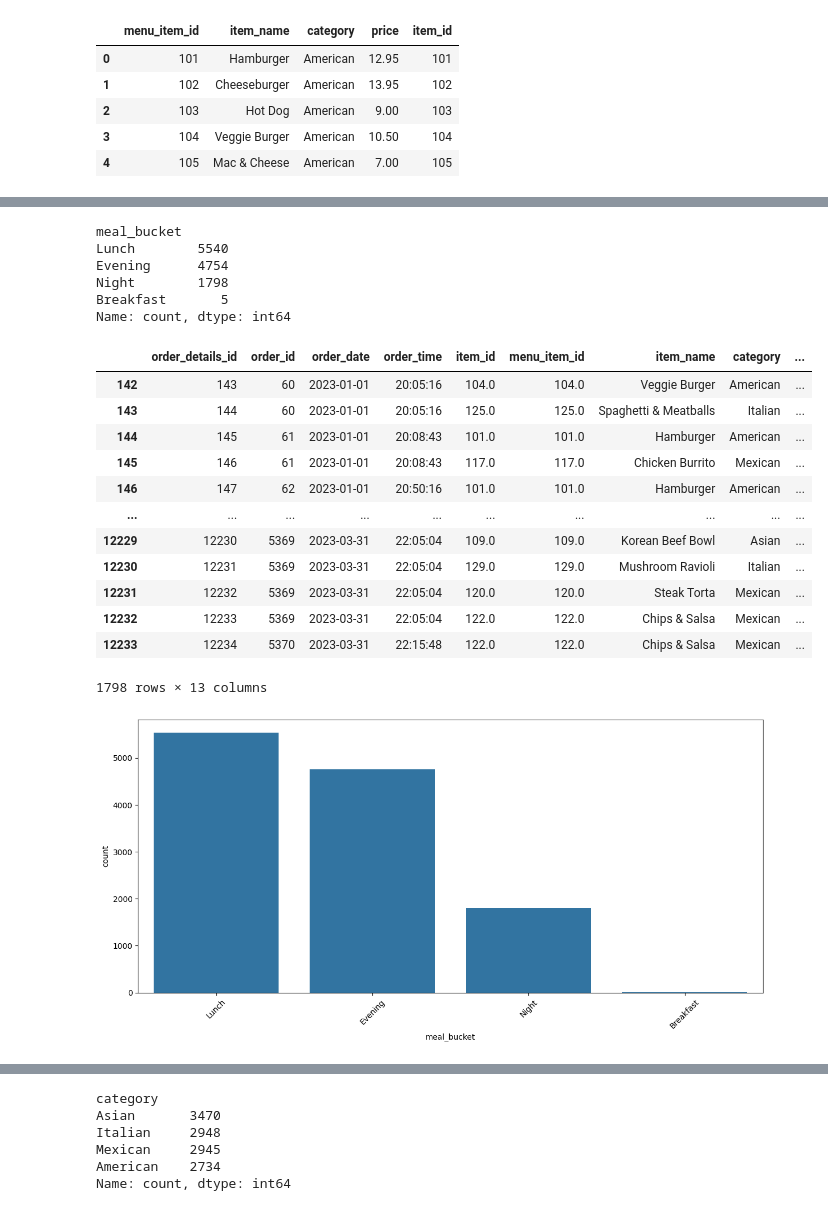
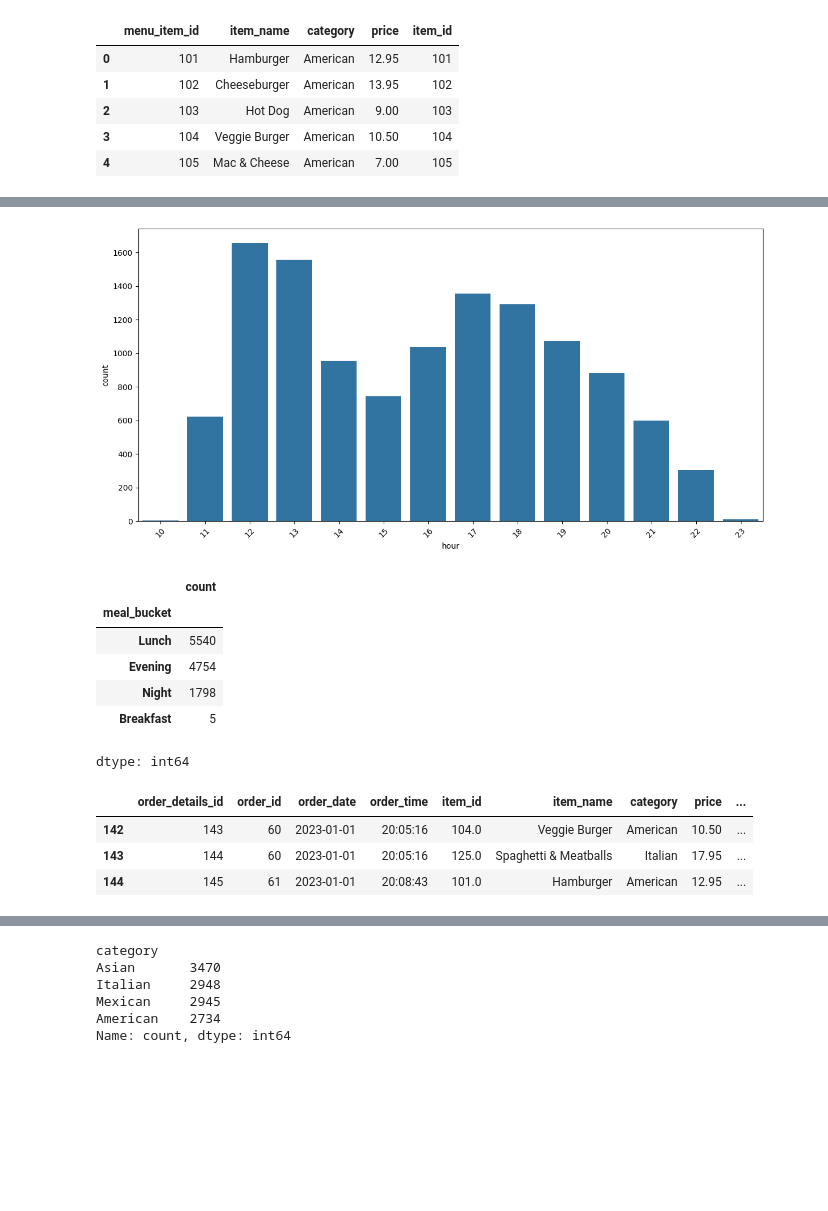
Before and after one commit to YaniaNada/Cafeteria_Analysis_OptiMeal_Project, a Jupyter notebook: exploratory_analysis.ipynb, the cells around one changed output, grey strips where cells are left out. Saved outputs shown, nothing was run; the diff lists cells and outputs as text; code cells hidden in the pictures; blank space fills up the shorter version.

```diff
--- a/exploratory_analysis.ipynb
+++ b/exploratory_analysis.ipynb
@@ -101,0 +137,4 @@ dtype: int64
+# %%
+merged_df['order_per_minute'] = merged_df['order_datetime'].dt.floor('T')
+orders_per_minute = merged_df.groupby('order_per_minute').size().reset_index(name='count')
+merged_df.head()
@@ -101,0 +148,4 @@ dtype: int64
+# %%
+merged_df['order_per_hour'] = merged_df['order_datetime'].dt.floor('H')
+orders_per_hour = merged_df.groupby('order_per_hour').size().reset_index(name='count')
+merged_df.head()
@@ -102,12 +159,4 @@ dtype: int64
 # %%
-merged_df['order_date'] = pd.to_datetime(merged_df['order_date'], format = 'mixed')
-print(f' date data type: ',{type(merged_df["order_date"][1])})
-merged_df['order_time'] = pd.to_datetime(merged_df['order_time'], format = 'mixed').dt.time
-print(f' time data type: ',{type(merged_df["order_time"][1])})
-
-merged_df['time_seconds'] = merged_df['order_time'].apply(lambda x: x.hour * 3600 + x.minute * 60 + x.second)
-merged_df['weekday'] = merged_df['order_date'].dt.day_name()
-
-print(merged_df['weekday'].unique())
-print(merged_df.head())
+merged_df['weekday'] = merged_df['order_datetime'].dt.day_name()
+merged_df.head()
 # %% [output]
@@ -198,0 +177,4 @@ plt.show()
+# %%
+merged_df['hour'] = merged_df['order_per_hour'].dt.hour
+merged_df['minutes'] = merged_df['order_per_minute'].dt.minute
+merged_df.head()
@@ -198,0 +188,8 @@ plt.show()
+# %%
+plt.figure(figsize=(12, 6))
+sns.countplot(data=merged_df, x='hour')
+plt.xticks(rotation=45)
+plt.tight_layout()
+plt.show()
+# %% [output]
+[figure, added]
@@ -203,36 +228,20 @@ merged_df['meal_bucket'] =merged_df['time_seconds'].apply(
               'Evening' if 16 * 3600 <= x < 20 * 3600 else
               'Night'
 )
-print(merged_df['meal_bucket'].value_counts())
+merged_df['meal_bucket'].value_counts()
 # %% [output]
+|  | count |
+| meal_bucket |  |
+| Lunch | 5540 |
+| Evening | 4754 |
+| Night | 1798 |
+| Breakfast | 5 |
-meal_bucket
-Lunch        5540
-Evening      4754
-Night        1798
-Breakfast       5
-Name: count, dtype: int64
+dtype: int64
 # %%
-merged_df[merged_df['meal_bucket']== 'Night']
+merged_df[merged_df['meal_bucket']== 'Night'].head(3)
 # %% [output]
-|  | order_details_id | order_id | order_date | order_time | item_id | menu_item_id | item_name | category | ... |
-| 142 | 143 | 60 | 2023-01-01 | 20:05:16 | 104.0 | 104.0 | Veggie Burger | American | ... |
-| 143 | 144 | 60 | 2023-01-01 | 20:05:16 | 125.0 | 125.0 | Spaghetti & Meatballs | Italian | ... |
-| 144 | 145 | 61 | 2023-01-01 | 20:08:43 | 101.0 | 101.0 | Hamburger | American | ... |
-| 145 | 146 | 61 | 2023-01-01 | 20:08:43 | 117.0 | 117.0 | Chicken Burrito | Mexican | ... |
-| 146 | 147 | 62 | 2023-01-01 | 20:50:16 | 101.0 | 101.0 | Hamburger | American | ... |
-| ... | ... | ... | ... | ... | ... | ... | ... | ... | ... |
-| 12229 | 12230 | 5369 | 2023-03-31 | 22:05:04 | 109.0 | 109.0 | Korean Beef Bowl | Asian | ... |
-| 12230 | 12231 | 5369 | 2023-03-31 | 22:05:04 | 129.0 | 129.0 | Mushroom Ravioli | Italian | ... |
-| 12231 | 12232 | 5369 | 2023-03-31 | 22:05:04 | 120.0 | 120.0 | Steak Torta | Mexican | ... |
-| 12232 | 12233 | 5369 | 2023-03-31 | 22:05:04 | 122.0 | 122.0 | Chips & Salsa | Mexican | ... |
-| 12233 | 12234 | 5370 | 2023-03-31 | 22:15:48 | 122.0 | 122.0 | Chips & Salsa | Mexican | ... |
+|  | order_details_id | order_id | order_date | order_time | item_id | item_name | category | price | ... |
+| 142 | 143 | 60 | 2023-01-01 | 20:05:16 | 104.0 | Veggie Burger | American | 10.50 | ... |
+| 143 | 144 | 60 | 2023-01-01 | 20:05:16 | 125.0 | Spaghetti & Meatballs | Italian | 17.95 | ... |
+| 144 | 145 | 61 | 2023-01-01 | 20:08:43 | 101.0 | Hamburger | American | 12.95 | ... |
-1798 rows × 13 columns
-# %%
-plt.figure(figsize=(12, 6))
-sns.countplot(data=merged_df, x='meal_bucket')
-plt.xticks(rotation=45)
-plt.tight_layout()
-plt.show()
-# %% [output]
-[figure, removed]
 # %%
```
Also changed, not shown: parts of 44 cells of this notebook.
